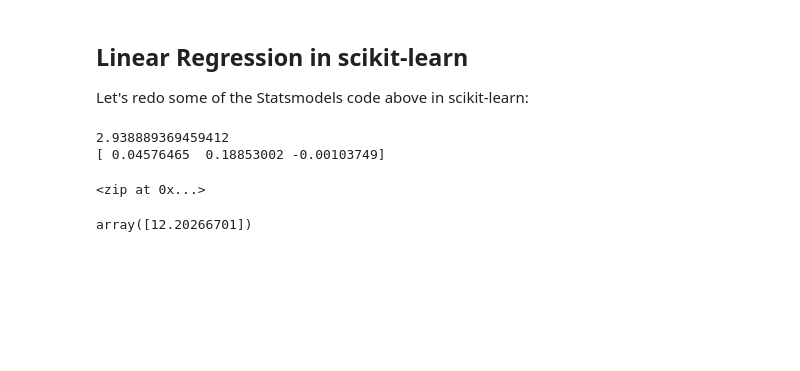
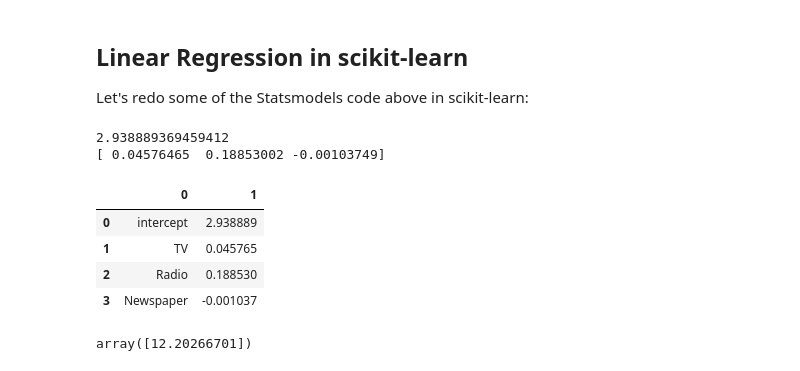
Before and after one commit to ilyaaaaaaaa/-Data_Analysis_HSE-UoL_IR.github.io, a Jupyter notebook: sems/9-1_linear_regression.ipynb, the cells around one changed output. Saved outputs shown, nothing was run; the diff lists cells and outputs as text; code cells hidden in the pictures; blank space fills up the shorter version.

```diff
--- a/sems/9-1_linear_regression.ipynb
+++ b/sems/9-1_linear_regression.ipynb
@@ -367,9 +424,13 @@ print(lm.coef_)
 [ 0.04576465  0.18853002 -0.00103749]
 # %%
 # pair the feature names with the coefficients
-zip(feature_cols, lm.coef_)
+pd.DataFrame([('intercept',lm.intercept_)]+list(zip(feature_cols, lm.coef_)))
 # %% [output]
-<zip at 0x...>
+|  | 0 | 1 |
+| 0 | intercept | 2.938889 |
+| 1 | TV | 0.045765 |
+| 2 | Radio | 0.188530 |
+| 3 | Newspaper | -0.001037 |
 # %%
 # predict for a new observation
 lm.predict([[100, 25, 25]])
```
Also changed, not shown: parts of 13 cells of this notebook, 3 other files.
